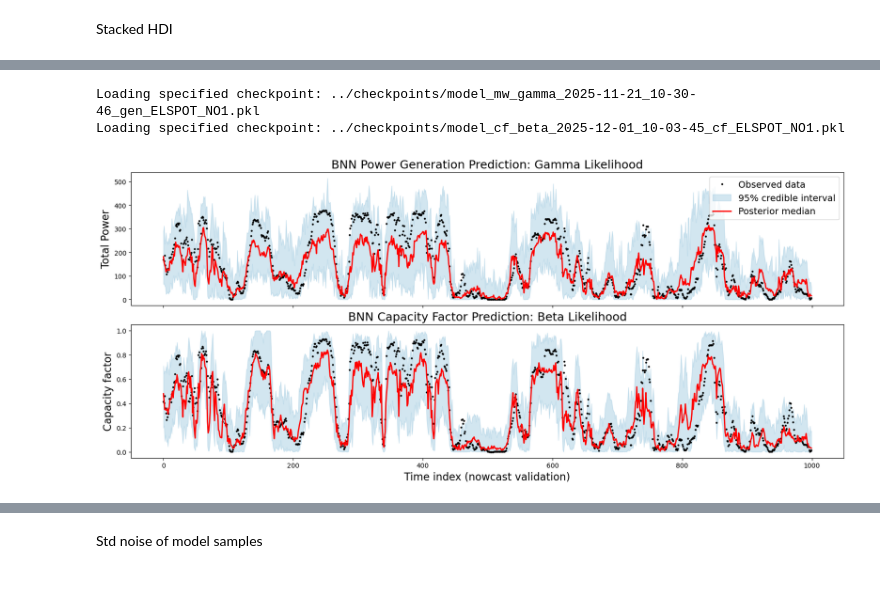
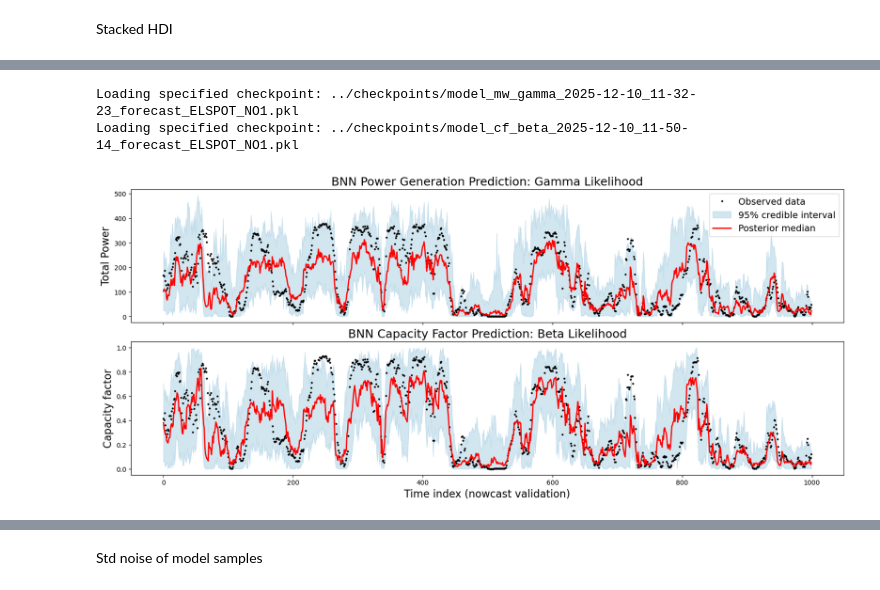
Before and after one commit to noemiwbr/master_thesis, a Jupyter notebook: notebooks/windpower_forecast_simpleBNN.ipynb, the cells around one changed output, grey strips where cells are left out. Cells and saved outputs as stored; diff of their text form; code cells hidden in the pictures.

```diff
--- a/notebooks/windpower_forecast_simpleBNN.ipynb
+++ b/notebooks/windpower_forecast_simpleBNN.ipynb
@@ -1016,7 +1048,7 @@ n_plot = 1000
 fig, axes = plt.subplots(nrows=2, figsize=(16, 7), sharex=True, constrained_layout=True)
 
 state_ckp = load_checkpoint(
-    file_name="model_mw_gamma_2025-11-21_10-30-46_gen_ELSPOT_NO1"
+    file_name="model_mw_gamma_2025-12-10_11-32-23_forecast_ELSPOT_NO1"  # "model_mw_gamma_2025-11-21_10-30-46_gen_ELSPOT_NO1"
 )
 samples_gamma = state_ckp["samples"]
 rng_key_ckp = state_ckp["rng_key"]
@@ -1061,7 +1093,7 @@ ax.legend(fontsize=14)
 ax = axes[1]
 
 state_ckp = load_checkpoint(
-    file_name="model_cf_beta_2025-12-01_10-03-45_cf_ELSPOT_NO1"
+    file_name="model_cf_beta_2025-12-10_11-50-14_forecast_ELSPOT_NO1"  # "model_cf_beta_2025-12-01_10-03-45_cf_ELSPOT_NO1"
     # file_name="model_cf_beta_2025-12-02_11-42-42_fore_ELSPOT_NO1"
 )
 samples_beta = state_ckp["samples"]
@@ -1079,36 +1111,36 @@ median = np.percentile(preds, 50, axis=0)
 hdi = az.hdi(np.expand_dims(preds, axis=0), hdi_prob=0.95)
 
 
 ax.plot(Y_test_cf[:n_plot], ".", color="black", label="Observed data", markersize=4)
 
 ax.fill_between(
     np.arange(n_plot),
     hdi[:n_plot, 0],
     hdi[:n_plot, 1],
     color="#A6CEE3",
     alpha=0.5,
     label="95% credible interval",
 )
 
 ax.plot(median[:n_plot], color="red", label="Posterior median", lw=2)
 # ax.plot(preds_mean[:n_plot], color="blue", label="Posterior mean", lw=2)
 
 ax.set(
     xlabel="Time index (nowcast validation)",
     ylabel="Capacity factor",
     title="BNN Capacity Factor Prediction: Beta Likelihood",
 )
 ax.title.set_fontsize(18)
 ax.xaxis.label.set_size(16)
 ax.yaxis.label.set_size(16)
 # ax.legend()
 
 
 plt.show()
 # %% [output]
-Loading specified checkpoint: ../checkpoints/model_mw_gamma_2025-11-21_10-30-46_gen_ELSPOT_NO1.pkl
-Loading specified checkpoint: ../checkpoints/model_cf_beta_2025-12-01_10-03-45_cf_ELSPOT_NO1.pkl
+Loading specified checkpoint: ../checkpoints/model_mw_gamma_2025-12-10_11-32-23_forecast_ELSPOT_NO1.pkl
+Loading specified checkpoint: ../checkpoints/model_cf_beta_2025-12-10_11-50-14_forecast_ELSPOT_NO1.pkl
-[figure, old version]
+[figure, new version]
 # %%
 # Kolmogorov Smirnov test for one time step
 # Does the posterior predictive distribution at this time step look roughly Gamma-shaped?
```
Also changed, not shown: parts of 30 cells of this notebook, 2 other files.
